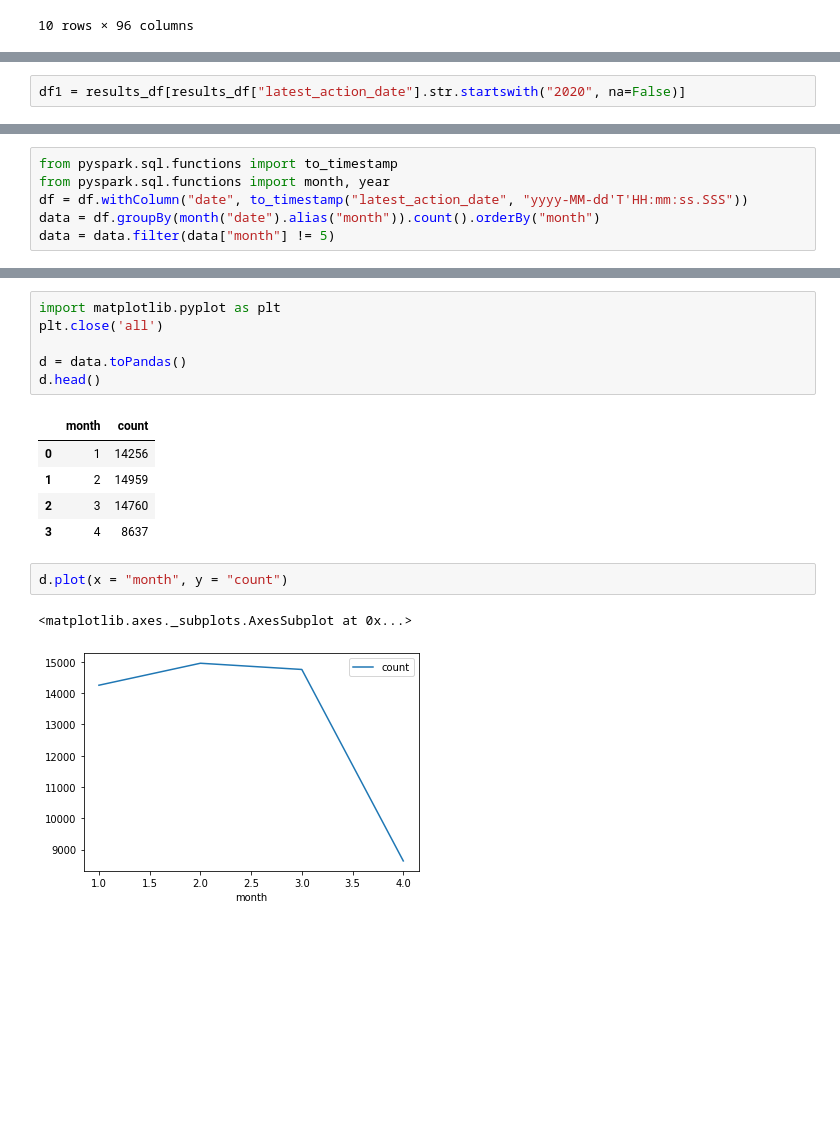
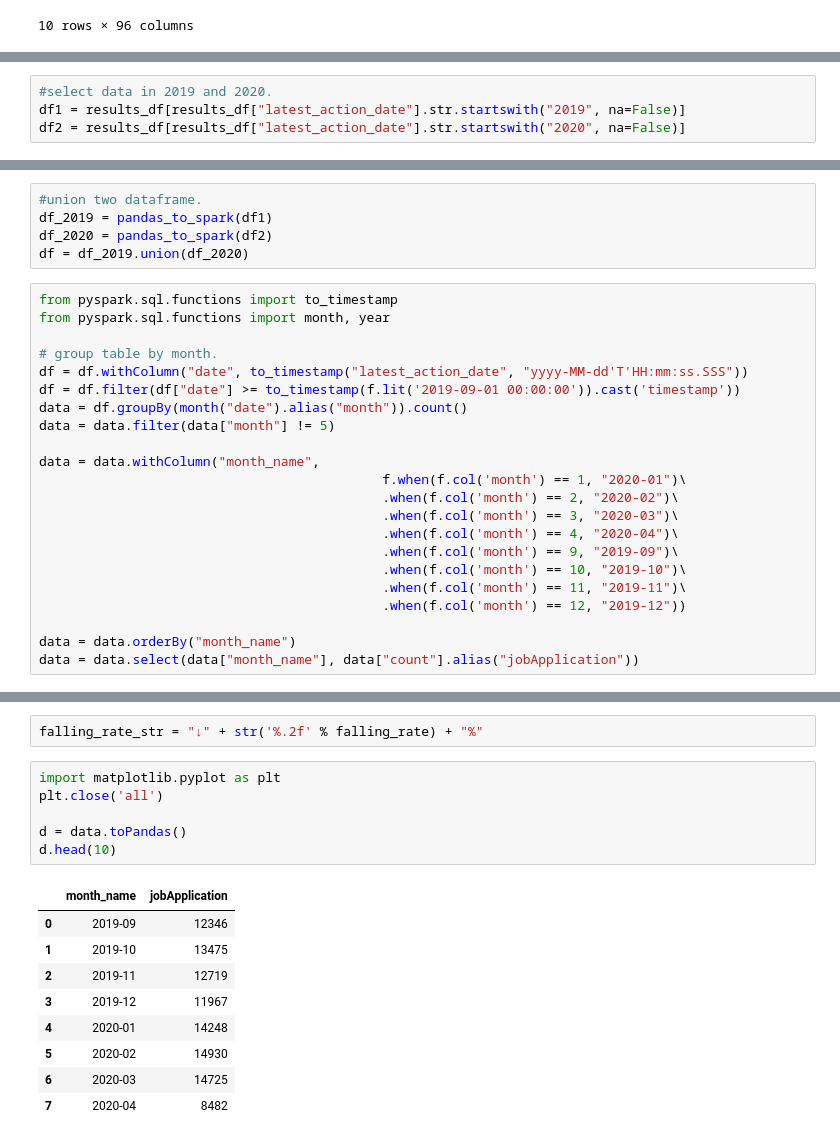
Before and after one commit to ArcZz/Nyc_Cov19_project, a Jupyter notebook: jobApplication.ipynb, the cells around one changed output, grey strips where cells are left out. Cells and saved outputs as stored; diff of their text form; blank space fills up the shorter version.

Commit message:
Update covid-19 impact
Add falling rate.

```diff
--- a/jobApplication.ipynb
+++ b/jobApplication.ipynb
@@ -33,3 +35,5 @@ special_district_2           69980
 Length: 96, dtype: int64
 # %%
-df1 = results_df[results_df["latest_action_date"].str.startswith("2020", na=False)]
+#select data in 2019 and 2020.
+df1 = results_df[results_df["latest_action_date"].str.startswith("2019", na=False)]
+df2 = results_df[results_df["latest_action_date"].str.startswith("2020", na=False)]
@@ -38,6 +40,27 @@ df = pandas_to_spark(df1)
+# %%
+#union two dataframe.
+df_2019 = pandas_to_spark(df1)
+df_2020 = pandas_to_spark(df2)
+df = df_2019.union(df_2020)
 # %%
 from pyspark.sql.functions import to_timestamp
 from pyspark.sql.functions import month, year
+
+# group table by month.
 df = df.withColumn("date", to_timestamp("latest_action_date", "yyyy-MM-dd'T'HH:mm:ss.SSS"))
-data = df.groupBy(month("date").alias("month")).count().orderBy("month")
+df = df.filter(df["date"] >= to_timestamp(f.lit('2019-09-01 00:00:00')).cast('timestamp'))
+data = df.groupBy(month("date").alias("month")).count()
 data = data.filter(data["month"] != 5)
+
+data = data.withColumn("month_name",
+                                            f.when(f.col('month') == 1, "2020-01")\
+                                            .when(f.col('month') == 2, "2020-02")\
+                                            .when(f.col('month') == 3, "2020-03")\
+                                            .when(f.col('month') == 4, "2020-04")\
+                                            .when(f.col('month') == 9, "2019-09")\
+                                            .when(f.col('month') == 10, "2019-10")\
+                                            .when(f.col('month') == 11, "2019-11")\
+                                            .when(f.col('month') == 12, "2019-12"))
+
+data = data.orderBy("month_name")
+data = data.select(data["month_name"], data["count"].alias("jobApplication"))
@@ -44,17 +107,18 @@ data = data.filter(data["month"] != 5)
+# %%
+falling_rate_str = "↓" + str('%.2f' % falling_rate) + "%"
 # %%
 import matplotlib.pyplot as plt
 plt.close('all')
 
 d = data.toPandas()
-d.head()
+d.head(10)
 # %% [output]
-|  | month | count |
-| 0 | 1 | 14256 |
-| 1 | 2 | 14959 |
-| 2 | 3 | 14760 |
-| 3 | 4 | 8637 |
+|  | month_name | jobApplication |
+| 0 | 2019-09 | 12346 |
+| 1 | 2019-10 | 13475 |
+| 2 | 2019-11 | 12719 |
+| 3 | 2019-12 | 11967 |
+| 4 | 2020-01 | 14248 |
+| 5 | 2020-02 | 14930 |
+| 6 | 2020-03 | 14725 |
+| 7 | 2020-04 | 8482 |
-# %%
-d.plot(x = "month", y = "count")
-# %% [output]
-<matplotlib.axes._subplots.AxesSubplot at 0x...>
-[figure, removed]
```
Also changed, not shown: parts of 10 cells of this notebook, 1 other file.
